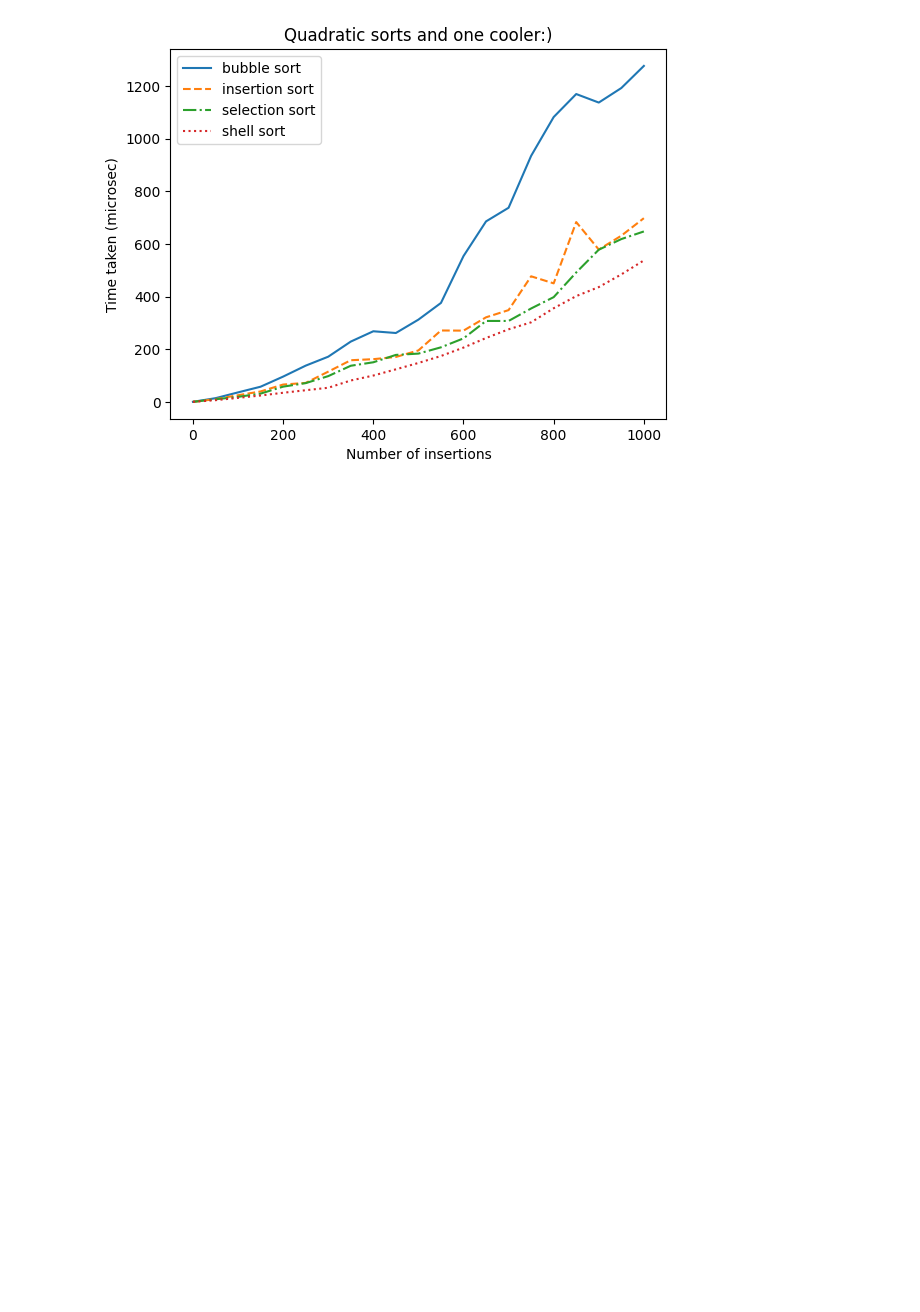
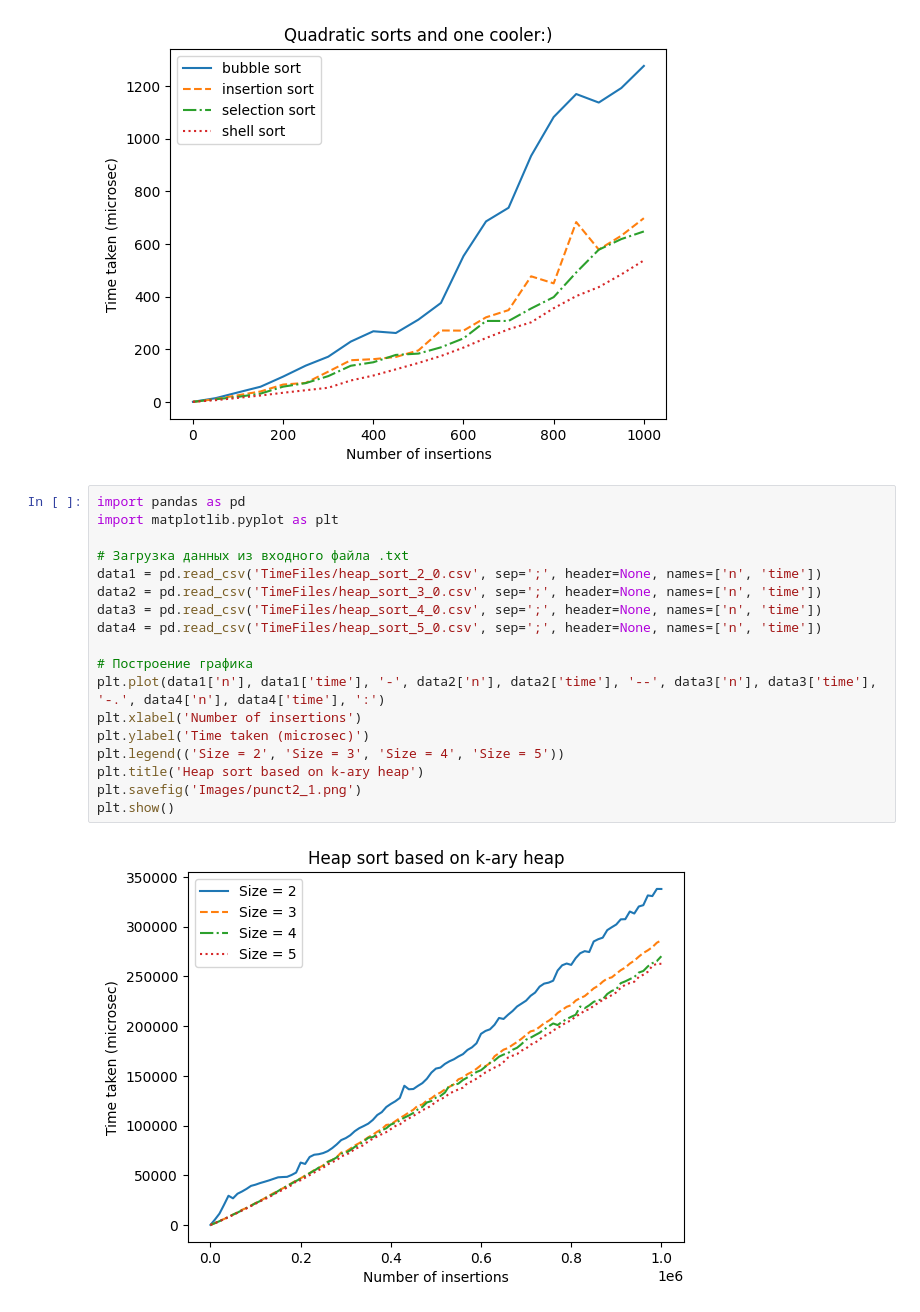
Before and after one commit to Ch1n-ch1nless/MiptLabs, a Jupyter notebook: Laba3/NotebookForGraphics.ipynb, the cells around one changed output. Drawn from its saved outputs; the diff is of its cells as text; blank space fills up the shorter version.

Commit message:
Make graphics and refact code in Punct#2

```diff
--- a/Laba3/NotebookForGraphics.ipynb
+++ b/Laba3/NotebookForGraphics.ipynb
@@ -18,3 +18,23 @@ plt.savefig('punct1.png')
 plt.show()
 # %% [output]
 [figure]
+# %%
+import pandas as pd
+import matplotlib.pyplot as plt
+
+# Загрузка данных из входного файла .txt
+data1 = pd.read_csv('TimeFiles/heap_sort_2_0.csv', sep=';', header=None, names=['n', 'time'])
+data2 = pd.read_csv('TimeFiles/heap_sort_3_0.csv', sep=';', header=None, names=['n', 'time'])
+data3 = pd.read_csv('TimeFiles/heap_sort_4_0.csv', sep=';', header=None, names=['n', 'time'])
+data4 = pd.read_csv('TimeFiles/heap_sort_5_0.csv', sep=';', header=None, names=['n', 'time'])
+
+# Построение графика
+plt.plot(data1['n'], data1['time'], '-', data2['n'], data2['time'], '--', data3['n'], data3['time'], '-.', data4['n'], data4['time'], ':')
+plt.xlabel('Number of insertions')
+plt.ylabel('Time taken (microsec)')
+plt.legend(('Size = 2', 'Size = 3', 'Size = 4', 'Size = 5'))
+plt.title('Heap sort based on k-ary heap')
+plt.savefig('Images/punct2_1.png')
+plt.show()
+# %% [output]
+[figure, added]
```
Also changed, not shown: parts of 2 cells of this notebook, 11 other files.
